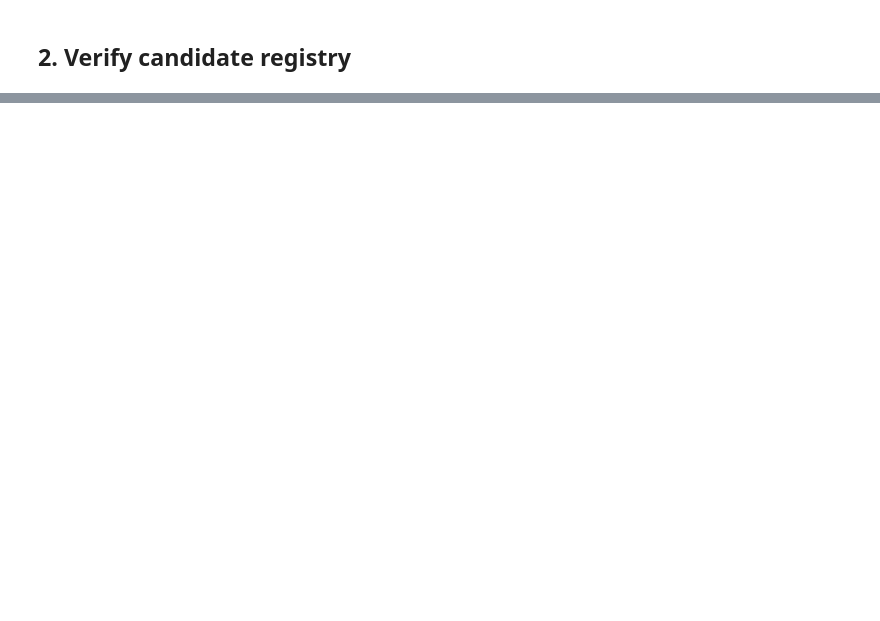
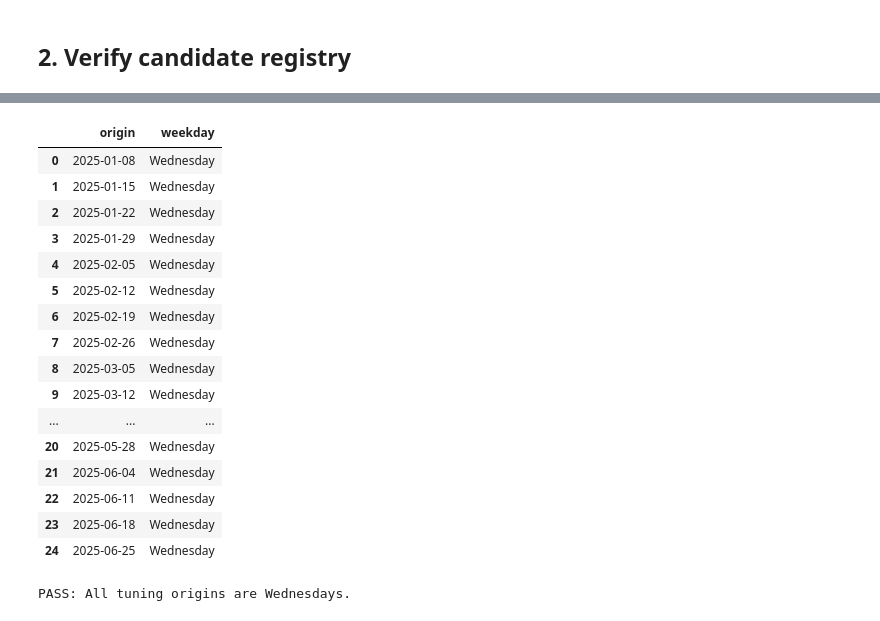
Before and after one commit to helloheyi/agentic-forecasting-c1-bmo-one, a Jupyter notebook: implementations/BAA10Y_forecasting/04_BAA10Y_adaptive_agent_tests.ipynb, the cells around one changed output, grey strips where cells are left out. Cells and saved outputs as stored; diff of their text form; code cells hidden in the pictures; blank space fills up the shorter version.

```diff
--- a/implementations/BAA10Y_forecasting/04_BAA10Y_adaptive_agent_tests.ipynb
+++ b/implementations/BAA10Y_forecasting/04_BAA10Y_adaptive_agent_tests.ipynb
@@ -356,0 +1049,70 @@ The conversational agent works correctly if it calls the tools, reports the same
+# %%
+from pathlib import Path
+
+import pandas as pd
+import yaml
+
+from aieng.forecasting.evaluation import (
+    MultiTargetBacktestSpec,
+)
+
+
+spec_path = (
+    ROOT
+    / "implementations"
+    / "BAA10Y_forecasting"
+    / "specs"
+    / "baa10y_tune_2025.yaml"
+)
+
+with spec_path.open(
+    encoding="utf-8"
+) as file:
+    tuning_spec = (
+        MultiTargetBacktestSpec.model_validate(
+            yaml.safe_load(file)
+        )
+    )
+
+origin_dates = pd.date_range(
+    start=tuning_spec.start,
+    end=tuning_spec.end,
+    freq="B",
+)[::tuning_spec.stride]
+
+origin_check = pd.DataFrame({
+    "origin": origin_dates,
+    "weekday": origin_dates.day_name(),
+})
+
+display(
+    origin_check
+)
+
+assert (
+    origin_check["weekday"]
+    == "Wednesday"
+).all()
+
+print(
+    "PASS: All tuning origins are Wednesdays."
+)
+# %% [output]
+|  | origin | weekday |
+| 0 | 2025-01-08 | Wednesday |
+| 1 | 2025-01-15 | Wednesday |
+| 2 | 2025-01-22 | Wednesday |
+| 3 | 2025-01-29 | Wednesday |
+| 4 | 2025-02-05 | Wednesday |
+| 5 | 2025-02-12 | Wednesday |
+| 6 | 2025-02-19 | Wednesday |
+| 7 | 2025-02-26 | Wednesday |
+| 8 | 2025-03-05 | Wednesday |
+| 9 | 2025-03-12 | Wednesday |
+| ... | ... | ... |
+| 20 | 2025-05-28 | Wednesday |
+| 21 | 2025-06-04 | Wednesday |
+| 22 | 2025-06-11 | Wednesday |
+| 23 | 2025-06-18 | Wednesday |
+| 24 | 2025-06-25 | Wednesday |
+PASS: All tuning origins are Wednesdays.
```
Also changed, not shown: parts of 27 cells of this notebook, 8 other files.
